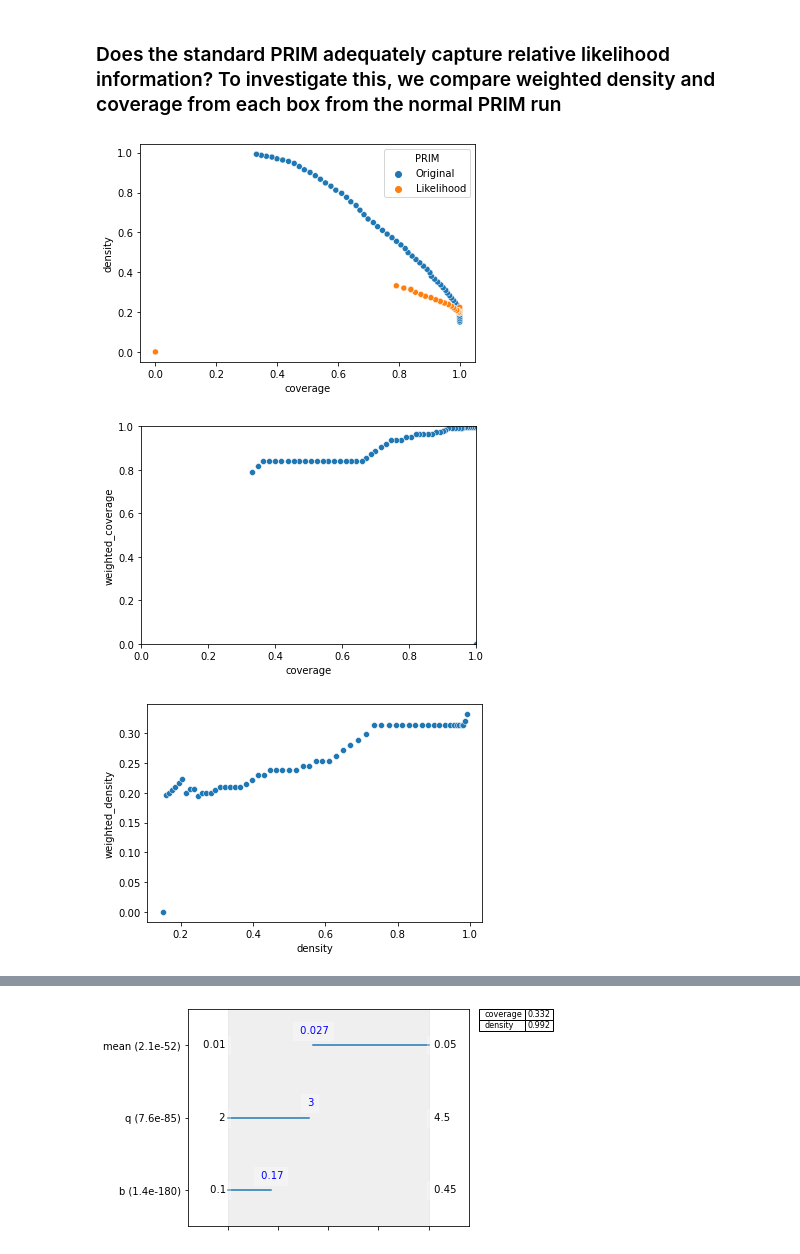
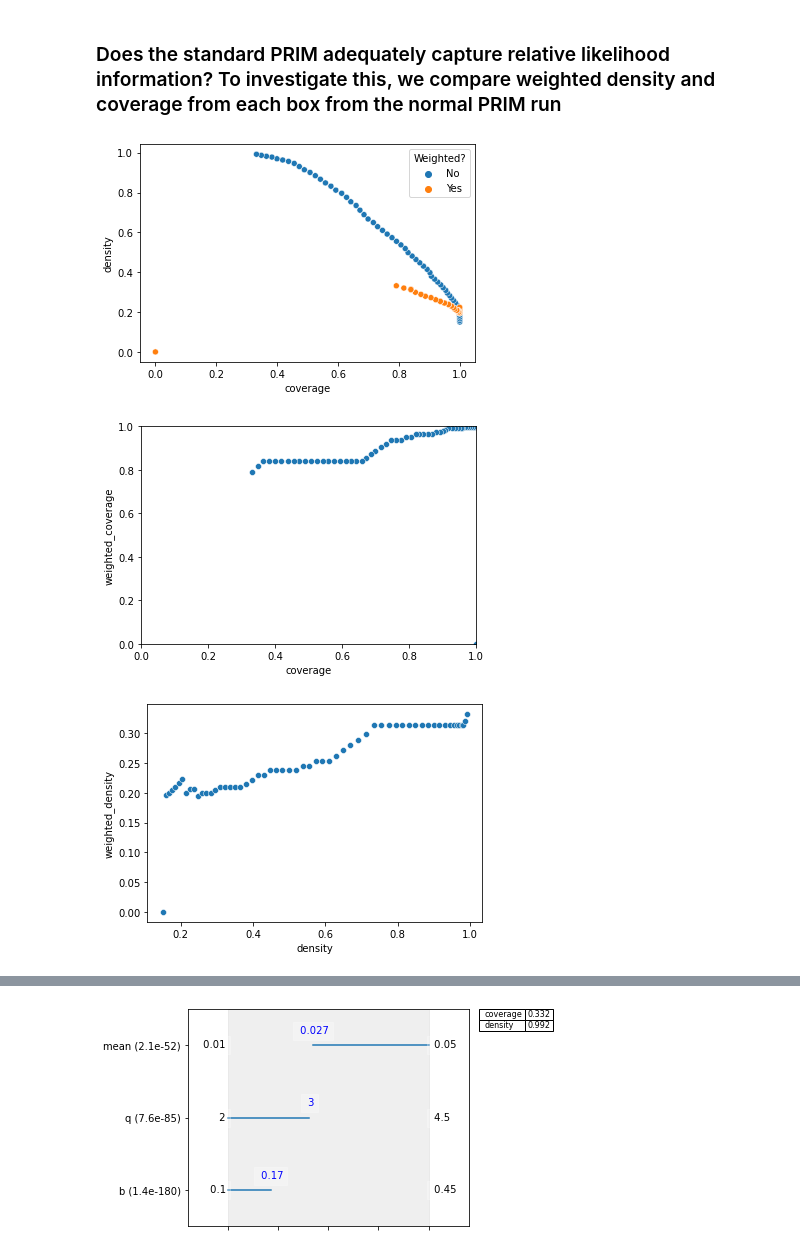
Before and after one commit to bjafino/likelihoodPRIM, a Jupyter notebook: likelihood_prim_v02.ipynb, the cells around one changed output, grey strips where cells are left out. Saved outputs shown, nothing was run; the diff lists cells and outputs as text; code cells hidden in the pictures.

```diff
--- a/likelihood_prim_v02.ipynb
+++ b/likelihood_prim_v02.ipynb
@@ -49,5 +52,6 @@ std_list = {'b': 0.15, 'delta': 0.02, 'mean': 0.02, 'q': 0.9}
 
 for var in ['b', 'delta', 'mean', 'q']:
     experiments[var+'_likelihood'] = stats.norm.pdf(experiments[var], mu_list[var], std_list[var])
-    experiments[var+'_likelihood'] /= np.max(experiments[var+'_likelihood'])
-    print(var, np.sum(experiments[var+'_likelihood']), np.max(experiments[var+'_likelihood']))
+#     experiments[var+'_likelihood'] /= np.max(experiments[var+'_likelihood'])
+    experiments[var+'_likelihood'] /= np.sum(experiments[var+'_likelihood'])
+#     print(var, np.sum(experiments[var+'_likelihood']), np.max(experiments[var+'_likelihood']))
@@ -134,7 +165,7 @@ for i in range(len(box1.box_lims)):
         for var in all_vars:
             upper_lim = box1.box_lims[i][var][1]
             lower_lim = box1.box_lims[i][var][0]
-            experiments_ = experiments.loc[(experiments[var]>lower_lim) & (experiments[var]<upper_lim)]
+            experiments_ = experiments_.loc[(experiments_[var]>lower_lim) & (experiments_[var]<upper_lim)]
 
         #calculate weighted coverage
         coi_in_box = experiments_.loc[experiments_['y'], 'rel_prob'].sum()
@@ -150,27 +181,27 @@ for i in range(len(box1.box_lims)):
 box_to_show1 = pd.DataFrame()
 box_to_show1['coverage'] = box1.peeling_trajectory['coverage']
 box_to_show1['density'] = box1.peeling_trajectory['density']
-box_to_show1['PRIM'] = 'Original'
+box_to_show1['Weighted?'] = 'No'
 
 box_to_show2 = pd.DataFrame()
 box_to_show2['coverage'] = box1.peeling_trajectory['weighted_coverage']
 box_to_show2['density'] = box1.peeling_trajectory['weighted_density']
-box_to_show2['PRIM'] = 'Likelihood'
+box_to_show2['Weighted?'] = 'Yes'
 
 box_to_show = box_to_show1.append(box_to_show2).reset_index()
 # %%
-sns.scatterplot(x='coverage', y='density', data=box_to_show, hue='PRIM')
+sns.scatterplot(x='coverage', y='density', data=box_to_show, hue='Weighted?')
 plt.show()
 ax = sns.scatterplot(x='coverage', y='weighted_coverage', data=box1.peeling_trajectory)
 ax.set_xlim(0,1)
 ax.set_ylim(0,1)
 plt.show()
 sns.scatterplot(x='density', y='weighted_density', data=box1.peeling_trajectory)
 ax.set_xlim(0,1)
 ax.set_ylim(0,1)
 plt.show()
 # %% [output]
-[figure, old version]
+[figure, new version]
 [figure]
 [figure]
 # %%
```
Also changed, not shown: parts of 12 cells of this notebook, 3 other files.
